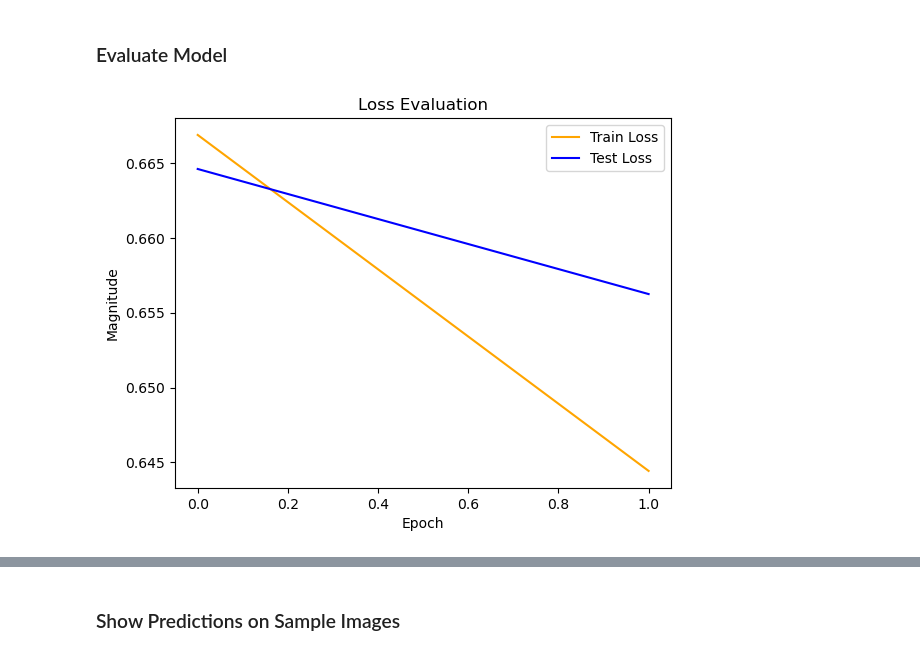
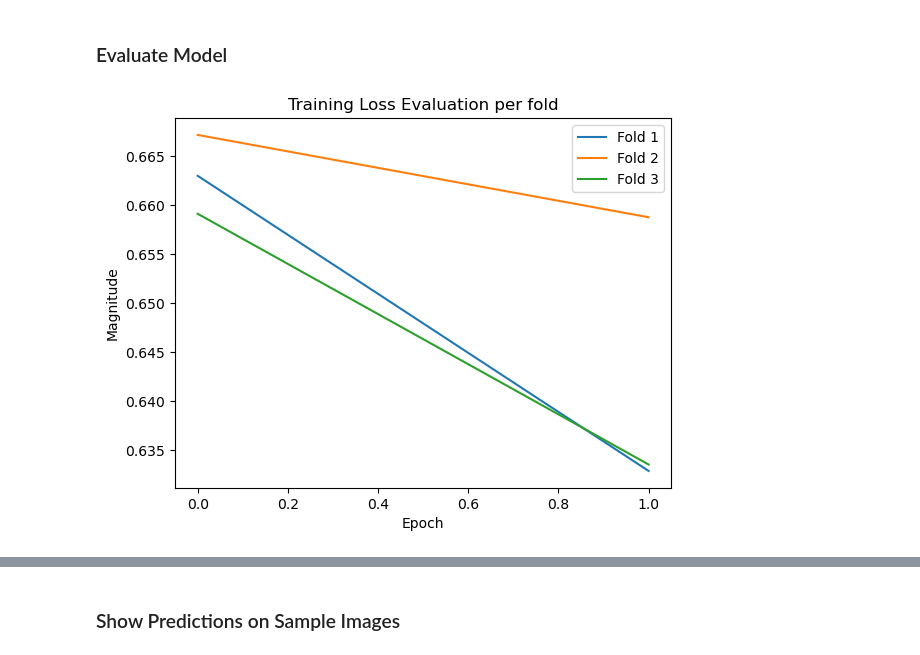
Before and after one commit to IrishMorales/lightweight-cnn-for-bone-metastasis, a Jupyter notebook: base-cnn.ipynb, the cells around one changed output, grey strips where cells are left out. Drawn from its saved outputs; the diff is of its cells as text; code cells hidden in the pictures.

Commit message:
Implement base CNN k-fold cross validation

```diff
--- a/base-cnn.ipynb
+++ b/base-cnn.ipynb
@@ -86,5 +88,6 @@ labels = list(dataset.img_labels.iloc[:, 1])
 ### Define Model
 # %%
 # Model hyperparameters; epochs & batch size from Magboo & Abu
+k_folds = 3
 epochs = 2 # TODO: Change to 100
 batch_size = 16
@@ -157,14 +145,0 @@ image_datasets = {
-# %%
-# Get DataLoaders for training and test sets
-dataloaders = {
-    'train':
-    torch.utils.data.DataLoader(train_set,
-                                batch_size=batch_size,
-                                shuffle=True,
-                                num_workers=0),
-    'test':
-    torch.utils.data.DataLoader(test_set,
-                                batch_size=batch_size,
-                                shuffle=True,
-                                num_workers=0)
-}
@@ -227,0 +146,12 @@ test loss: 0.6563, acc: 0.6500
+# %%
+# Evaluation metrics
+results_accuracy = []
+results_precision = []
+results_sensitivity = []
+results_specificity = []
+results_f1 = []
+train_losses = []
+test_losses = []
+# %%
+# Define the K-fold Cross Validator
+kfold = KFold(n_splits=k_folds, shuffle=True, random_state=random_seed)
@@ -272,14 +352,14 @@ torch.save(model.state_dict(), 'weights/base_weights.h5')
 # %% [markdown]
 ### Evaluate Model
 # %%
-# Plot losses
+# Plot train losses
 ax = plt.axes()
-plt.plot(train_losses, color='orange')
-plt.plot(test_losses, color='blue')
-plt.title('Loss Evaluation')
+for fold_losses in train_losses:
+    plt.plot(fold_losses)
+plt.title('Training Loss Evaluation per fold')
 plt.xlabel('Epoch')
 plt.ylabel('Magnitude')
-plt.legend(['Train Loss', 'Test Loss'])
+plt.legend(['Fold ' + str(x) for x in range(1, 11)])
 plt.show()
 # %% [output]
-[figure, old version]
+[figure, new version]
```
Also changed, not shown: parts of 15 cells of this notebook, 2 other files.
